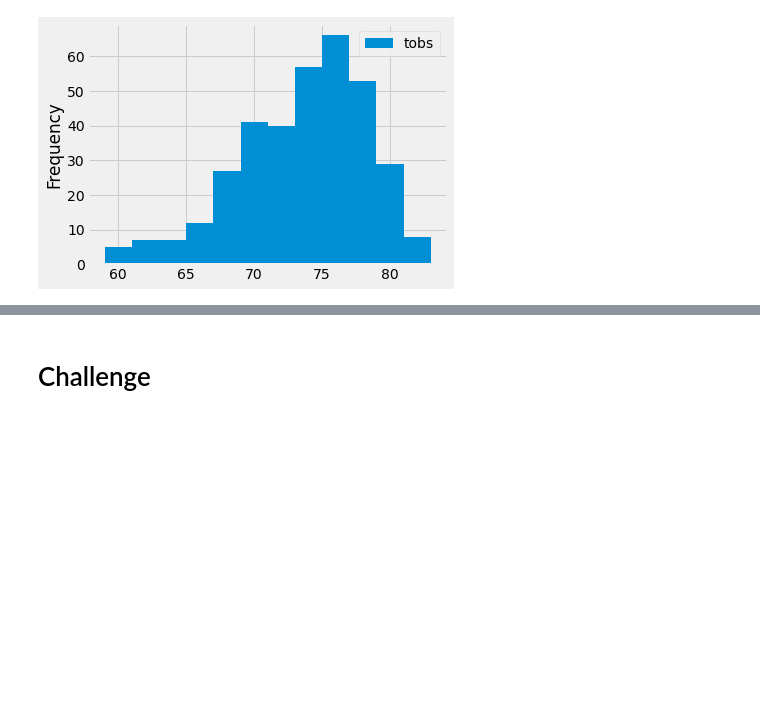
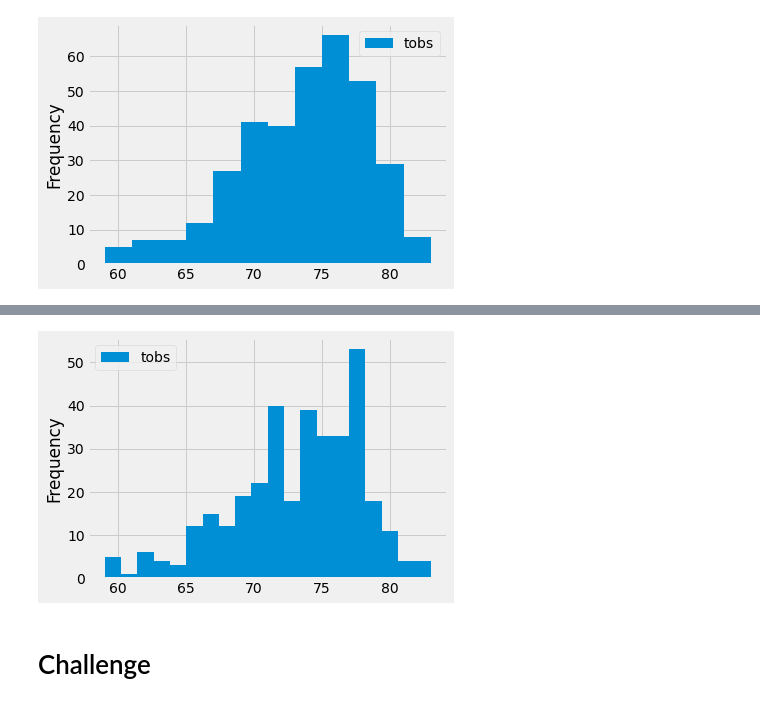
Before and after one commit to Jenny16x/surfs_up, a Jupyter notebook: climate_analysis.ipynb, the cells around one changed output, grey strips where cells are left out. Drawn from its saved outputs; the diff is of its cells as text; code cells hidden in the pictures; blank space fills up the shorter version.

```diff
--- a/climate_analysis.ipynb
+++ b/climate_analysis.ipynb
@@ -216,3 +223,10 @@ plt.tight_layout()
+# %%
+#skill drill #2
+
+df.plot.hist(bins=20)
+plt.tight_layout()
+# %% [output]
+[figure, added]
 # %%
 # Write a function called `calc_temps` that will accept start date and end date in the format '%Y-%m-%d'
 # and return the minimum, average, and maximum temperatures for that range of dates
```
Also changed, not shown: parts of 1 cell of this notebook, 2 other files.
